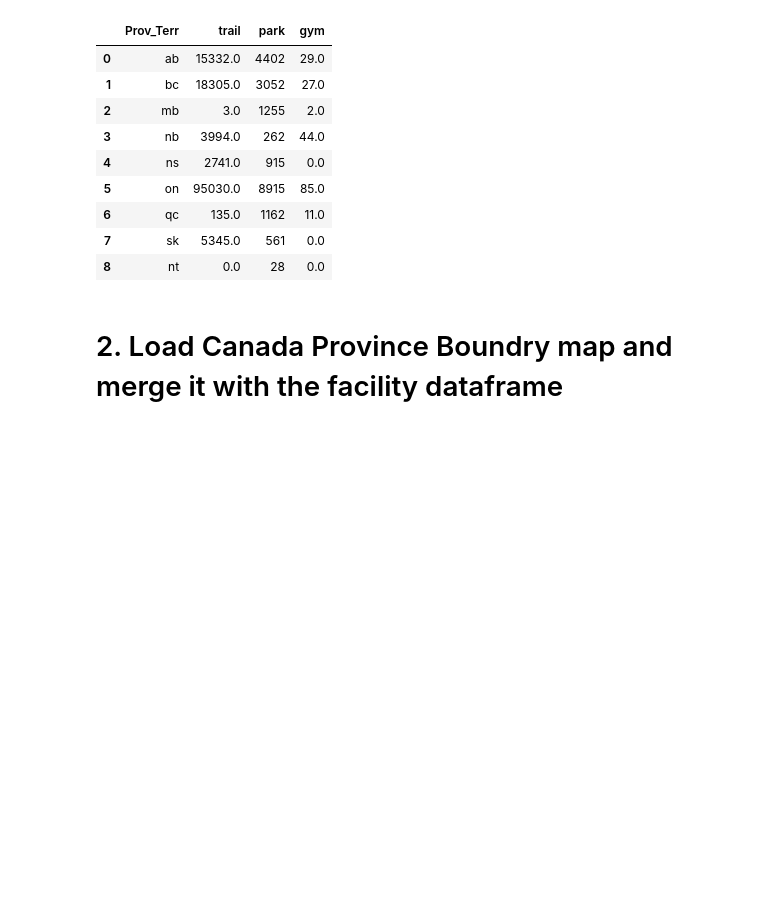
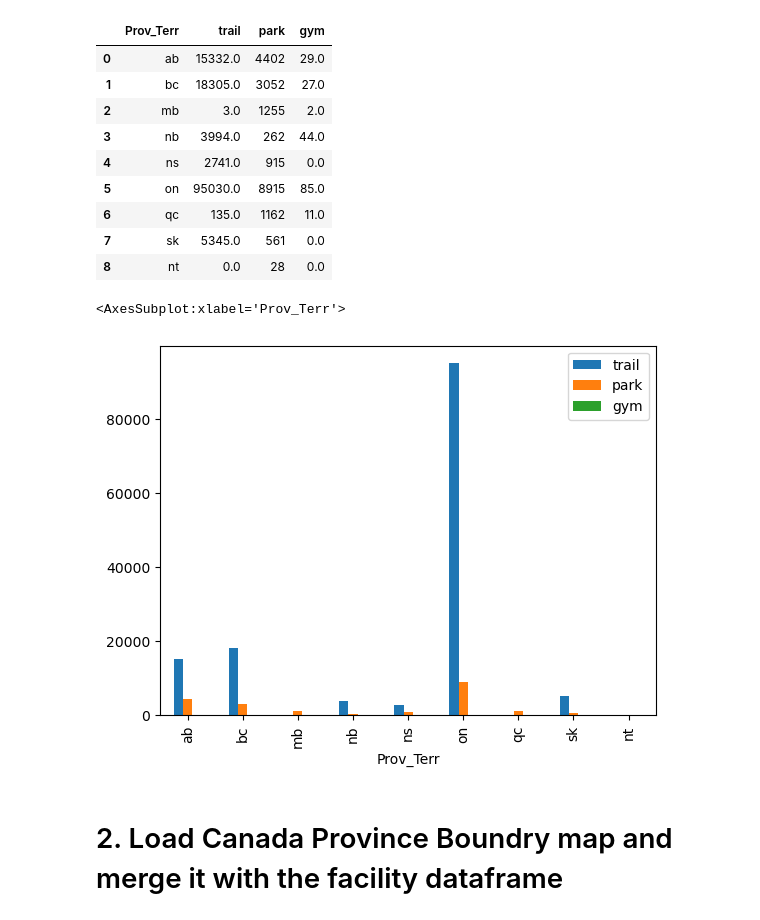
Before and after one commit to tassadaryl/Recreate-and-Sports-Facilities-in-Canada, a Jupyter notebook: main.ipynb, the cells around one changed output. Drawn from its saved outputs; the diff is of its cells as text; code cells hidden in the pictures; blank space fills up the shorter version.

Commit message:
Add a quick visualization, modify gitignore

```diff
--- a/main.ipynb
+++ b/main.ipynb
@@ -148,6 +148,12 @@ df_merged_facility
 | 6 | qc | 135.0 | 1162 | 11.0 |
 | 7 | sk | 5345.0 | 561 | 0.0 |
 | 8 | nt | 0.0 | 28 | 0.0 |
+# %%
+# Make a quick visualization here
+df_merged_facility.set_index("Prov_Terr").plot.bar()
+# %% [output]
+<AxesSubplot:xlabel='Prov_Terr'>
+[figure, added]
 # %% [markdown]
 # 2. Load Canada Province Boundry map and merge it with the facility dataframe
 # %%
```
Also changed, not shown: 1 other file.
